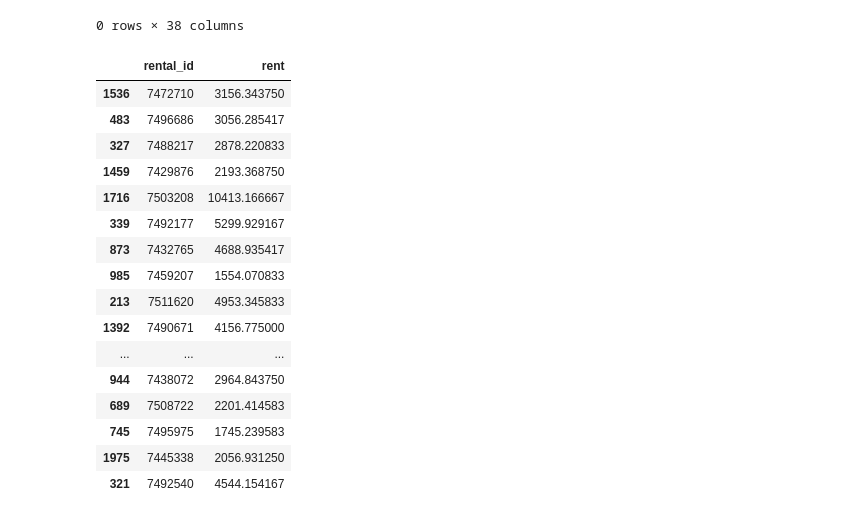
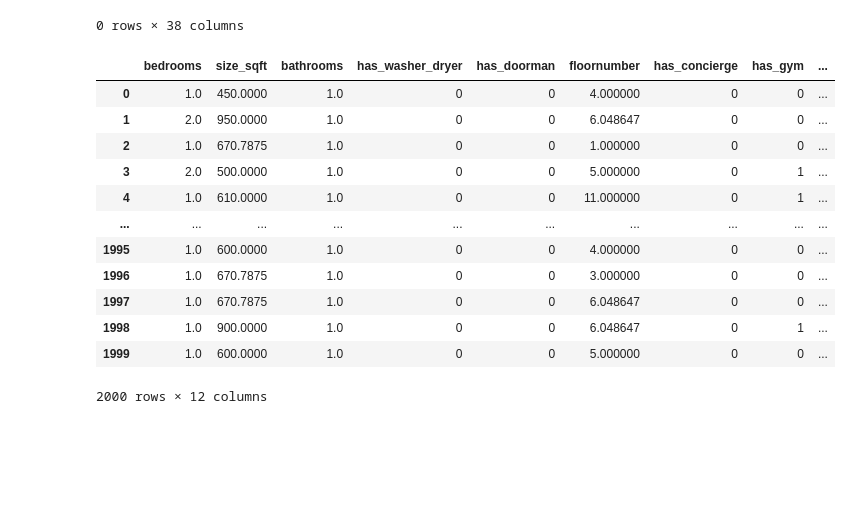
Before and after one commit to Ilroy/DS_Final_Project, a Jupyter notebook: Training_Testing_Master.ipynb, the cells around one changed output. Saved outputs shown, nothing was run; the diff lists cells and outputs as text; code cells hidden in the pictures; blank space fills up the shorter version.

Commit message:
retrained best model with train and test1 and predicted on test2

```diff
--- a/Training_Testing_Master.ipynb
+++ b/Training_Testing_Master.ipynb
@@ -1100,29 +1101,38 @@ submission_df[submission_df['neighborhood_encoded'].isnull()]
 # %% [output]
 |  | rental_id | addr_unit | building_id | bedrooms | bathrooms | size_sqft | addr_street | addr_city | addr_zip | ... |
 0 rows × 38 columns
-# %%
-# predict test2 and create submission df
-
-test_features = submission_df[features]
-
-submission_df['rent'] = best_est.predict(test_features)
-
-submission_df[['rental_id','rent']].sample(40)
-# %% [output]
-|  | rental_id | rent |
-| 1536 | 7472710 | 3156.343750 |
-| 483 | 7496686 | 3056.285417 |
-| 327 | 7488217 | 2878.220833 |
-| 1459 | 7429876 | 2193.368750 |
-| 1716 | 7503208 | 10413.166667 |
-| 339 | 7492177 | 5299.929167 |
-| 873 | 7432765 | 4688.935417 |
-| 985 | 7459207 | 1554.070833 |
-| 213 | 7511620 | 4953.345833 |
-| 1392 | 7490671 | 4156.775000 |
-| ... | ... | ... |
-| 944 | 7438072 | 2964.843750 |
-| 689 | 7508722 | 2201.414583 |
-| 745 | 7495975 | 1745.239583 |
-| 1975 | 7445338 | 2056.931250 |
-| 321 | 7492540 | 4544.154167 |
+# %%
+# predict test2 and create submission df
+
+#combine datasets train and test1 and retrain
+
+master_df = train.append(test,sort=False)
+feature_master = master_df[features]
+target_master = np.concatenate((target_train,target_test))
+
+master_df.drop(['predicted_rent','predicted_rent_rf','predicted_rent_lasso','predicted_rent_ridge','rf_search_pred_rent','rent'],axis=1,inplace=True)
+# %%
+
+
+feature_master =master_df[features].fillna(master_df[features].median(), axis=0)
+target_master = np.concatenate((target_train,target_test))
+
+best_est.fit(feature_master,target_master)
+
+submission_df['predictions']= best_est.predict(submission_df[features])
+# %%
+submission_df[features+['predictions']]
+# %% [output]
+|  | bedrooms | size_sqft | bathrooms | has_washer_dryer | has_doorman | floornumber | has_concierge | has_gym | ... |
+| 0 | 1.0 | 450.0000 | 1.0 | 0 | 0 | 4.000000 | 0 | 0 | ... |
+| 1 | 2.0 | 950.0000 | 1.0 | 0 | 0 | 6.048647 | 0 | 0 | ... |
+| 2 | 1.0 | 670.7875 | 1.0 | 0 | 0 | 1.000000 | 0 | 0 | ... |
+| 3 | 2.0 | 500.0000 | 1.0 | 0 | 0 | 5.000000 | 0 | 1 | ... |
+| 4 | 1.0 | 610.0000 | 1.0 | 0 | 0 | 11.000000 | 0 | 1 | ... |
+| ... | ... | ... | ... | ... | ... | ... | ... | ... | ... |
+| 1995 | 1.0 | 600.0000 | 1.0 | 0 | 0 | 4.000000 | 0 | 0 | ... |
+| 1996 | 1.0 | 670.7875 | 1.0 | 0 | 0 | 3.000000 | 0 | 0 | ... |
+| 1997 | 1.0 | 670.7875 | 1.0 | 0 | 0 | 6.048647 | 0 | 0 | ... |
+| 1998 | 1.0 | 900.0000 | 1.0 | 0 | 0 | 6.048647 | 0 | 1 | ... |
+| 1999 | 1.0 | 600.0000 | 1.0 | 0 | 0 | 5.000000 | 0 | 0 | ... |
+2000 rows × 12 columns
```
Also changed, not shown: parts of 14 cells of this notebook.
